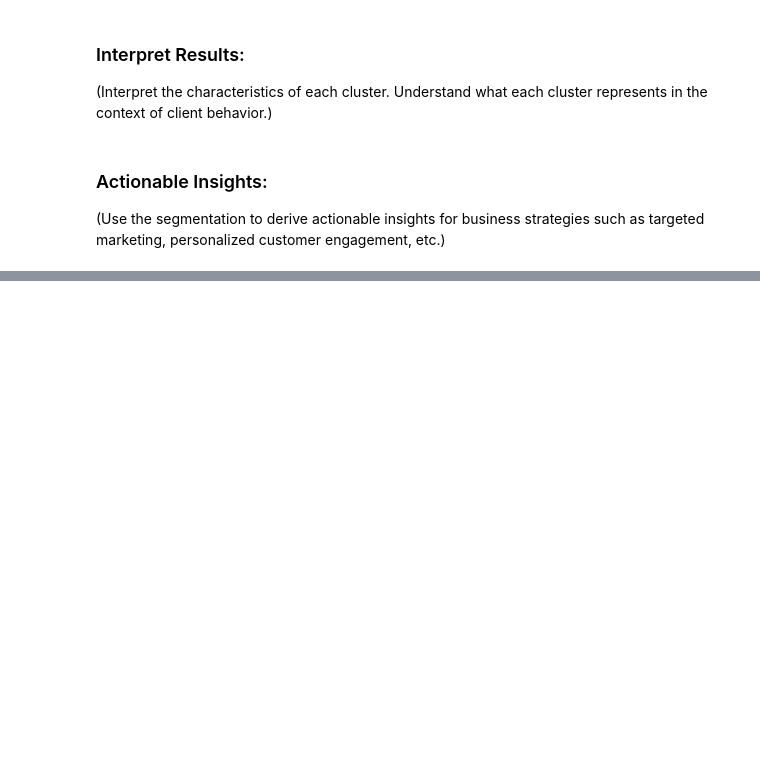
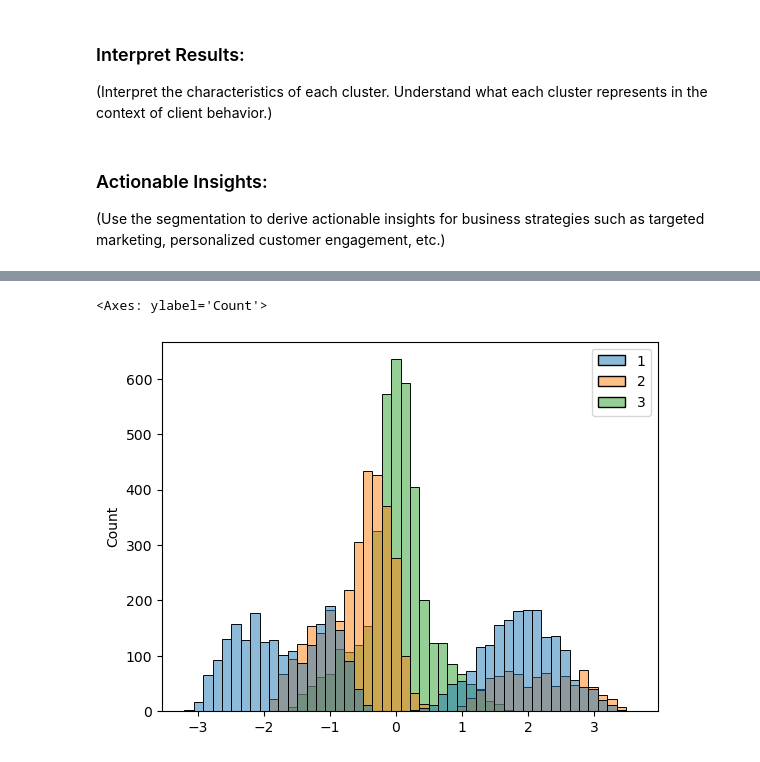
Before and after one commit to NunoMac/PostGrad_ProjectML_Group1_SportifyClientSegmentation, a Jupyter notebook: Sportify_customer_segmentation.ipynb, the cells around one changed output, grey strips where cells are left out. Drawn from its saved outputs; the diff is of its cells as text; code cells hidden in the pictures; blank space fills up the shorter version.

```diff
--- a/Sportify_customer_segmentation.ipynb
+++ b/Sportify_customer_segmentation.ipynb
@@ -342,0 +520,8 @@ The conclusions are very similar to Option One. Copied below:
+# %%
+#PCA with 3 features
+pca_final = PCA(n_components=3)
+df_dig_std_trans_final= pd.DataFrame(pca_final.fit_transform(df_dig_std))
+
+df_dig_std_trans_final.index = df_dig_clean2.index
+df_dig_std_trans_final.columns += 1
+df_dig_std_trans_final.head()
@@ -342,0 +536,6 @@ The conclusions are very similar to Option One. Copied below:
+# %%
+#look at data distribution
+sns.histplot(data=df_dig_std_trans_final)
+# %% [output]
+<Axes: ylabel='Count'>
+[figure, added]
```
Also changed, not shown: parts of 28 cells of this notebook, 1 other file.
